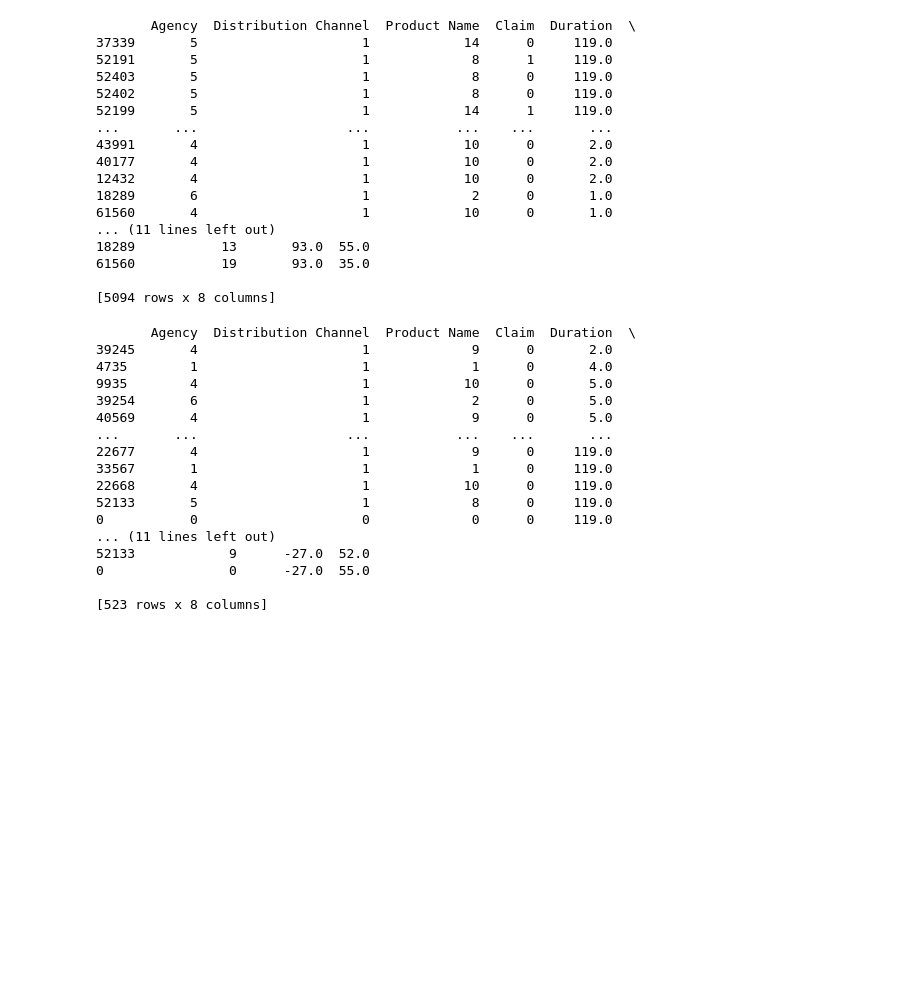
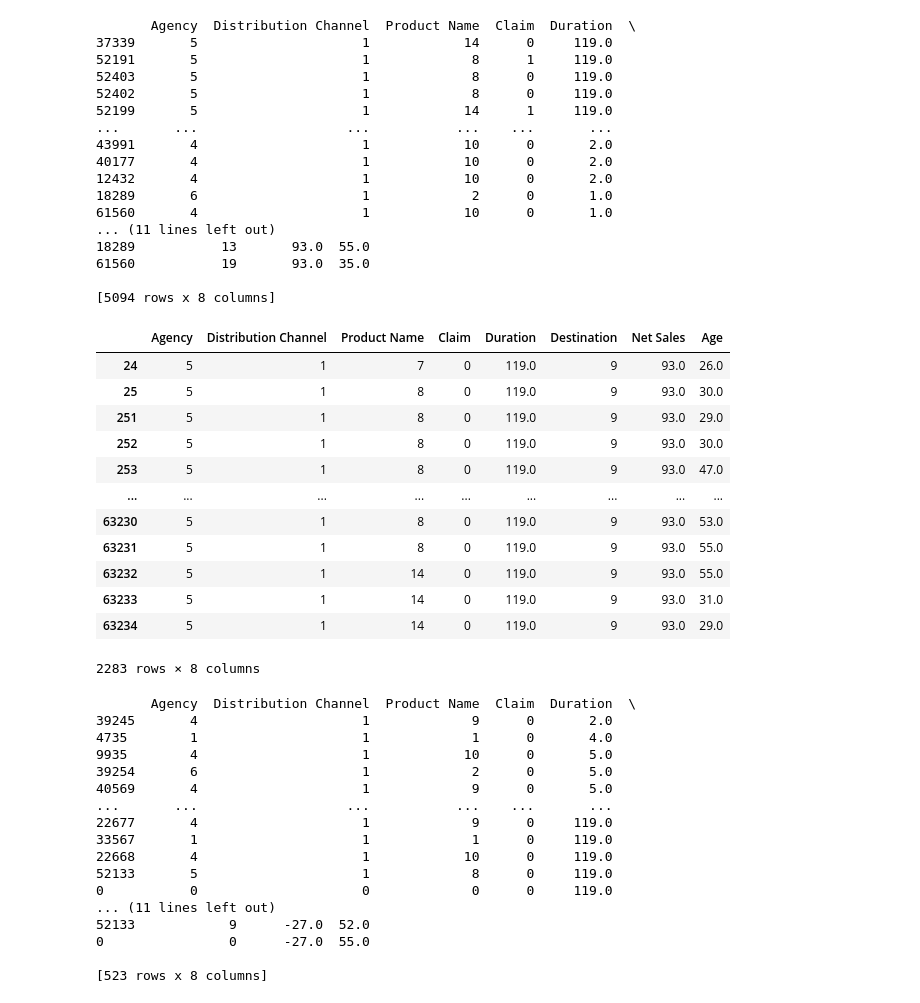
Before and after one commit to shinjoee/MASA-Hackathon, a Jupyter notebook: Regression-DecisionTree(Best Model).ipynb, the cells around one changed output. Drawn from its saved outputs; the diff is of its cells as text; code cells hidden in the pictures; blank space fills up the shorter version.

```diff
--- a/Regression-DecisionTree(Best Model).ipynb
+++ b/Regression-DecisionTree(Best Model).ipynb
@@ -82,6 +82,22 @@ print(maximum.sort_values(by=['Duration'], ascending=False))
 61560           19       93.0  35.0
 
 [5094 rows x 8 columns]
+# %%
+maximum[maximum['Duration']==119]
+# %% [output]
+|  | Agency | Distribution Channel | Product Name | Claim | Duration | Destination | Net Sales | Age |
+| 24 | 5 | 1 | 7 | 0 | 119.0 | 9 | 93.0 | 26.0 |
+| 25 | 5 | 1 | 8 | 0 | 119.0 | 9 | 93.0 | 30.0 |
+| 251 | 5 | 1 | 8 | 0 | 119.0 | 9 | 93.0 | 29.0 |
+| 252 | 5 | 1 | 8 | 0 | 119.0 | 9 | 93.0 | 30.0 |
+| 253 | 5 | 1 | 8 | 0 | 119.0 | 9 | 93.0 | 47.0 |
+| ... | ... | ... | ... | ... | ... | ... | ... | ... |
+| 63230 | 5 | 1 | 8 | 0 | 119.0 | 9 | 93.0 | 53.0 |
+| 63231 | 5 | 1 | 8 | 0 | 119.0 | 9 | 93.0 | 55.0 |
+| 63232 | 5 | 1 | 14 | 0 | 119.0 | 9 | 93.0 | 55.0 |
+| 63233 | 5 | 1 | 14 | 0 | 119.0 | 9 | 93.0 | 31.0 |
+| 63234 | 5 | 1 | 14 | 0 | 119.0 | 9 | 93.0 | 29.0 |
+2283 rows × 8 columns
 # %%
 #row with min value of net sales and sort by ascending Duration
 minimum=insurance[insurance['Net Sales'] == insurance['Net Sales'].min()]
```
Also changed, not shown: parts of 1 cell of this notebook.
